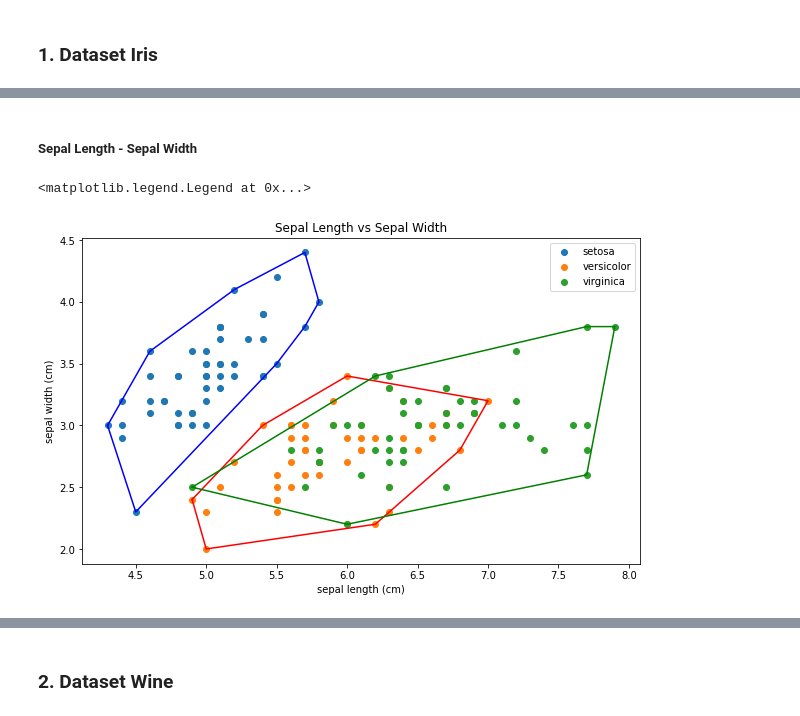
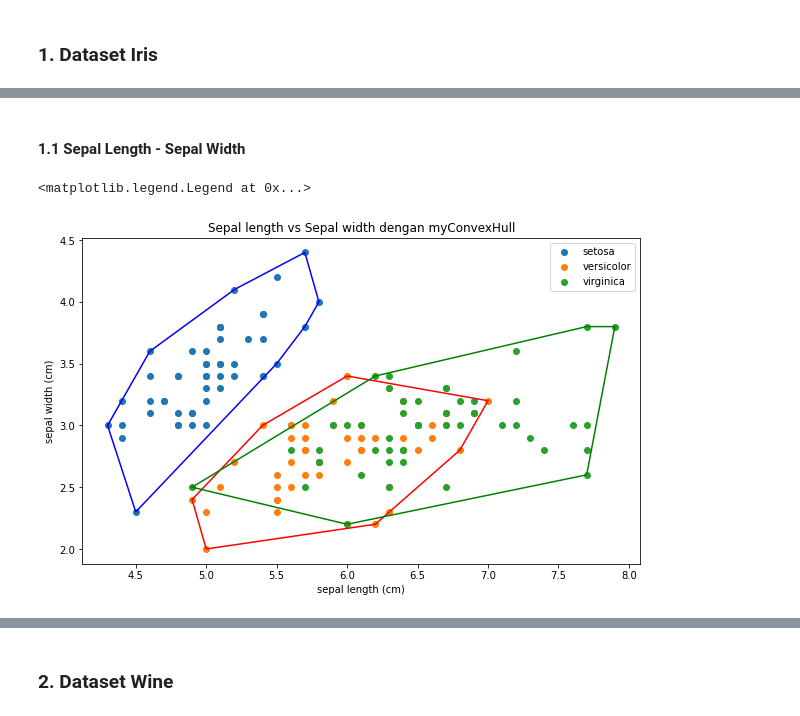
Before and after one commit to hafidznrg/Stima-ConvexHull, a Jupyter notebook: src/main.ipynb, the cells around one changed output, grey strips where cells are left out. Cells and saved outputs as stored; diff of their text form; code cells hidden in the pictures.

Commit message:
test dataset iris, wine, and breast cancer

```diff
--- a/src/main.ipynb
+++ b/src/main.ipynb
@@ -6,3 +8,8 @@ from sklearn import datasets
 from myConvexHull import myConvexHull
 # %% [markdown]
 ### 1. Dataset Iris
+# %%
+data = datasets.load_iris()
+df = pd.DataFrame(data.data, columns=data.feature_names)
+df['Target'] = pd.DataFrame(data.target)
+df.head()
@@ -9,27 +23,27 @@ from myConvexHull import myConvexHull
 # %% [markdown]
 
-##### Sepal Length - Sepal Width
+#### 1.1 Sepal Length - Sepal Width
 # %%
+# Dengan library myConvexHull buatan sendiri
+
 data = datasets.load_iris()
 df = pd.DataFrame(data.data, columns=data.feature_names)
 df['Target'] = pd.DataFrame(data.target)
 df.head()
 
-#visualisasi hasil ConvexHull
-
 plt.figure(figsize = (10, 6))
 colors = ['b','r','g']
-plt.title('Sepal Length vs Sepal Width')
+plt.title('Sepal length vs Sepal width dengan myConvexHull')
 plt.xlabel(data.feature_names[0])
 plt.ylabel(data.feature_names[1])
 for i in range(len(data.target_names)):
 	bucket = df[df['Target'] == i]
 	bucket = bucket.iloc[:,[0,1]].values
 	hull = myConvexHull(bucket)				# Pemanggilan fungsi Convex Hull
 	plt.scatter(bucket[:, 0], bucket[:, 1], label=data.target_names[i])
 	hull = np.transpose(hull)
 	plt.plot(hull[0], hull[1], color=colors[i])
 plt.legend()
 # %% [output]
 <matplotlib.legend.Legend at 0x...>
-[figure, old version]
+[figure, new version]
```
Also changed, not shown: parts of 20 cells of this notebook.
